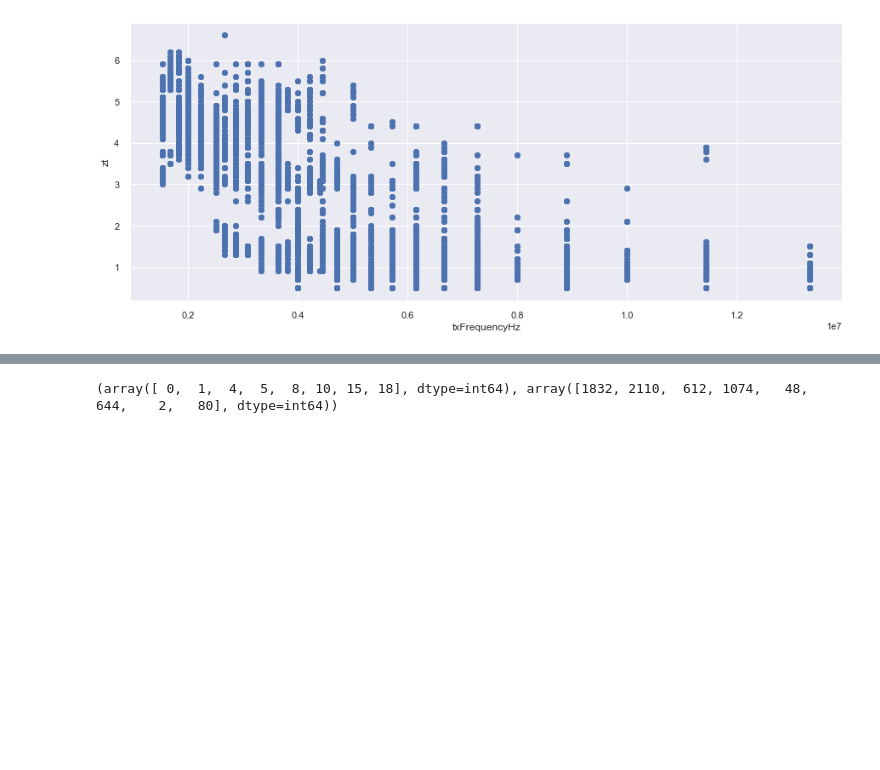
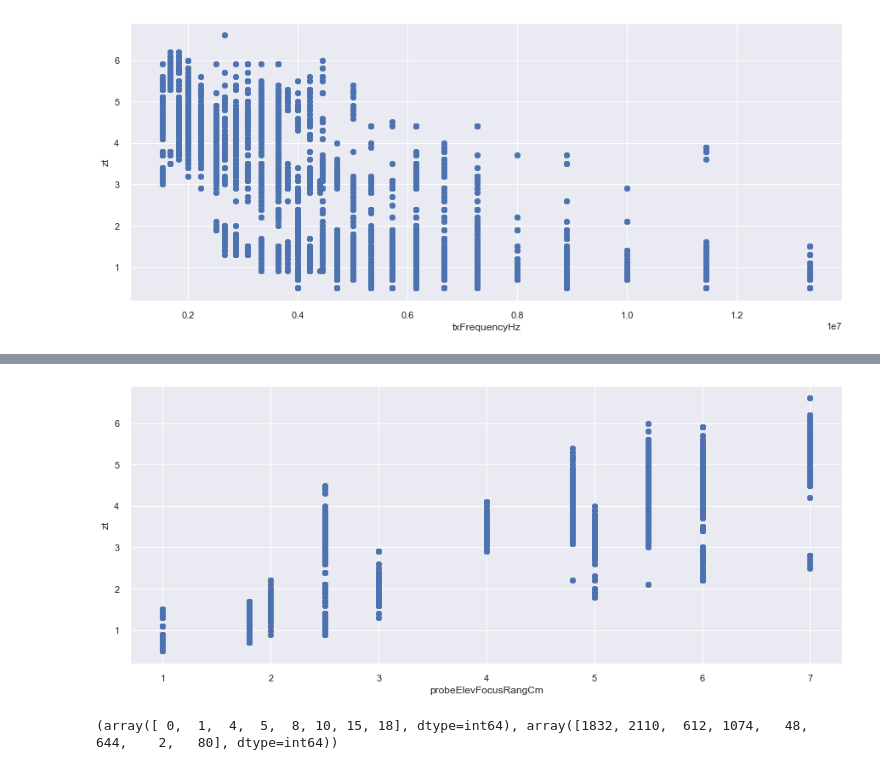
Before and after one commit to Hot-KimChi/AOP_ML, a Jupyter notebook: To reduce measurement range.ipynb, the cells around one changed output, grey strips where cells are left out. Saved outputs shown, nothing was run; the diff lists cells and outputs as text; code cells hidden in the pictures; blank space fills up the shorter version.

```diff
--- a/To reduce measurement range.ipynb
+++ b/To reduce measurement range.ipynb
@@ -265,3 +277,7 @@ fn_scatter('txFrequencyHz', 'zt')
+# %%
+fn_scatter('probeElevFocusRangCm', 'zt')
+# %% [output]
+[figure, added]
 # %%
 ## beamstyleIndex 확인하기.
 np_beamidx = df_AOP['beamstyleIndex'].values
```
Also changed, not shown: parts of 3 cells of this notebook.
